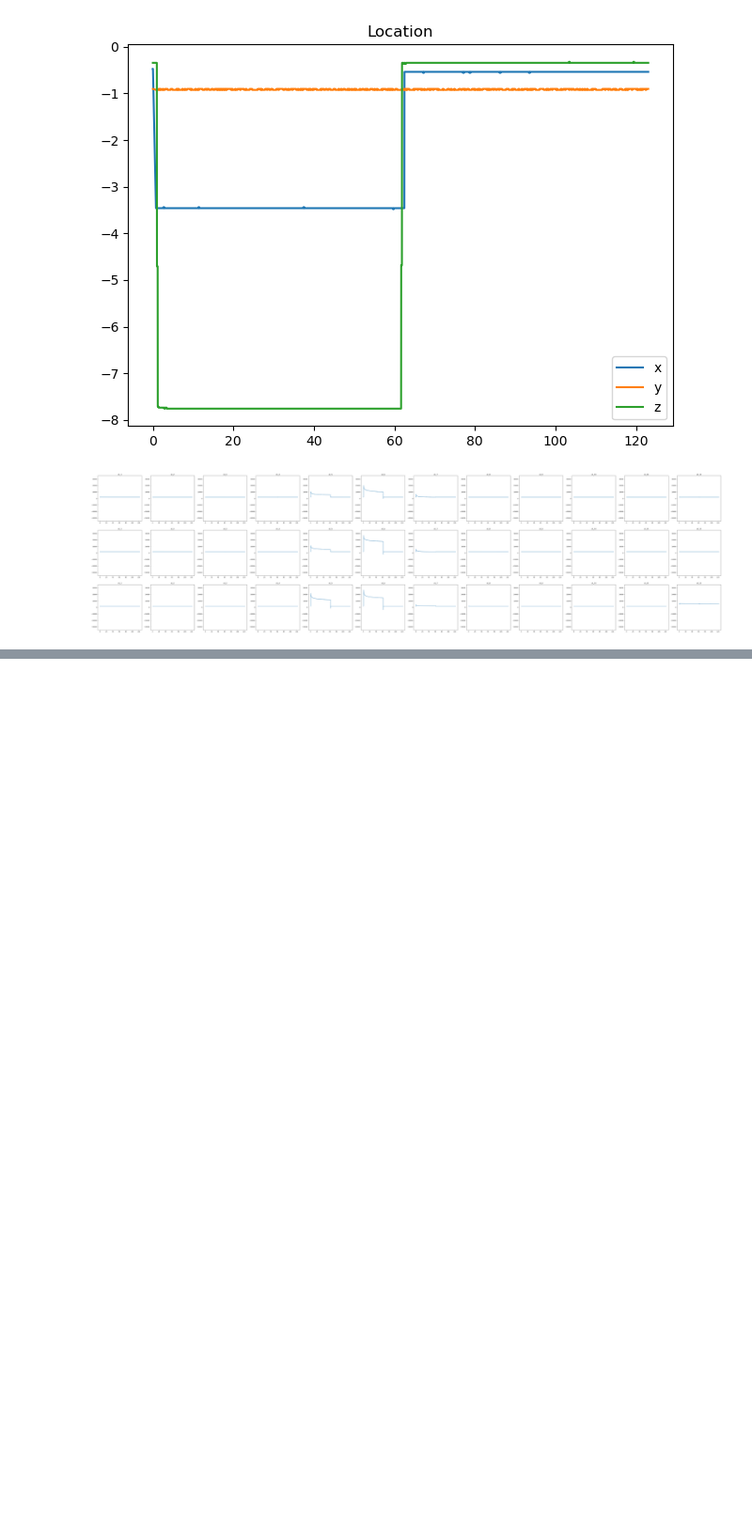
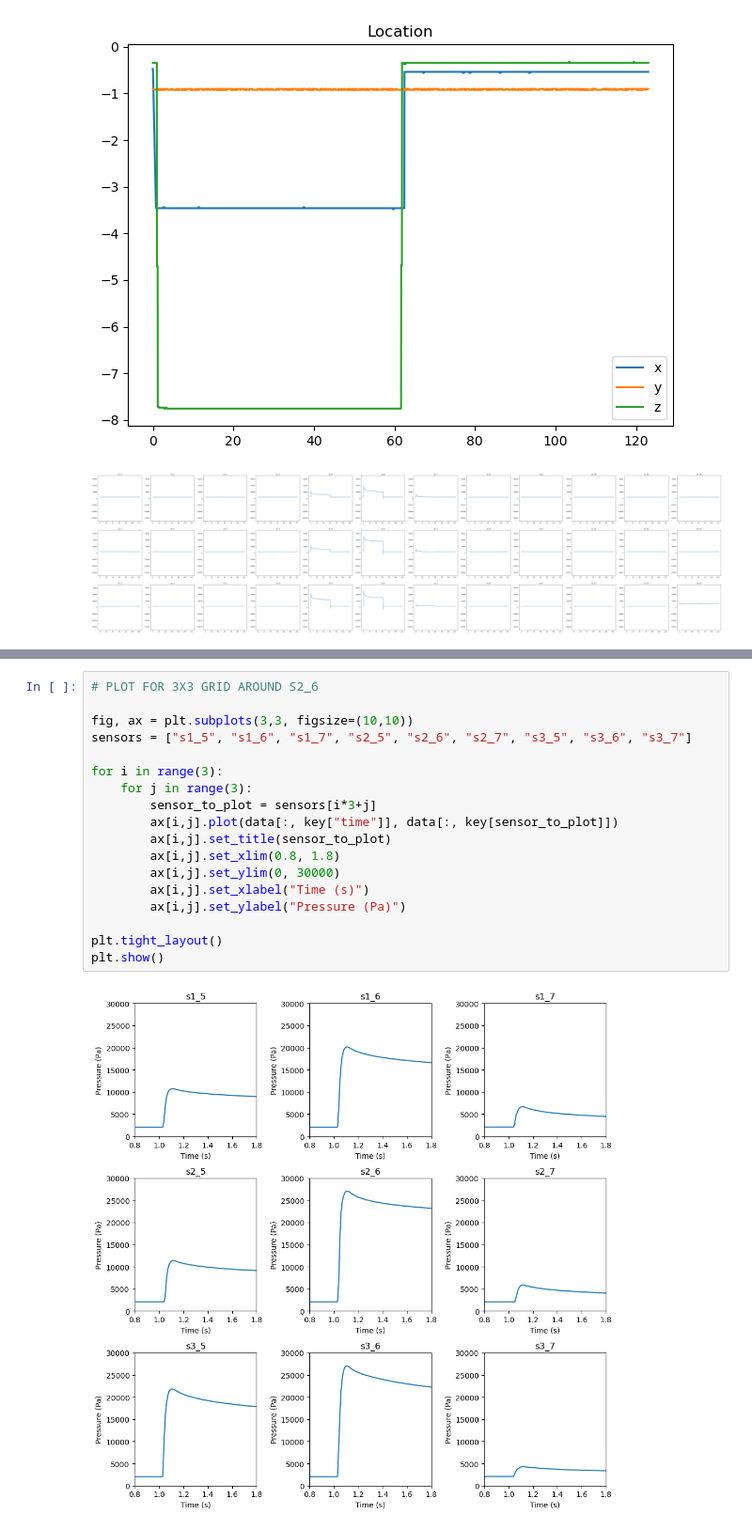
Before and after one commit to saloutos/mmiba_data_analysis, a Jupyter notebook: process_single_press.ipynb, the cells around one changed output, grey strips where cells are left out. Shown at 94% size. Drawn from its saved outputs; the diff is of its cells as text; blank space fills up the shorter version.

```diff
--- a/process_single_press.ipynb
+++ b/process_single_press.ipynb
@@ -111,0 +148,20 @@ plot_single_sensor_data(data, key, "s2_6")
+# %%
+# PLOT FOR 3X3 GRID AROUND S2_6
+
+fig, ax = plt.subplots(3,3, figsize=(10,10))
+sensors = ["s1_5", "s1_6", "s1_7", "s2_5", "s2_6", "s2_7", "s3_5", "s3_6", "s3_7"]
+
+for i in range(3):
+    for j in range(3):
+        sensor_to_plot = sensors[i*3+j]
+        ax[i,j].plot(data[:, key["time"]], data[:, key[sensor_to_plot]])
+        ax[i,j].set_title(sensor_to_plot)
+        ax[i,j].set_xlim(0.8, 1.8)
+        ax[i,j].set_ylim(0, 30000)
+        ax[i,j].set_xlabel("Time (s)")
+        ax[i,j].set_ylabel("Pressure (Pa)")
+
+plt.tight_layout()
+plt.show()
+# %% [output]
+[figure, added]
```
Also changed, not shown: parts of 5 cells of this notebook, 1 other file.
